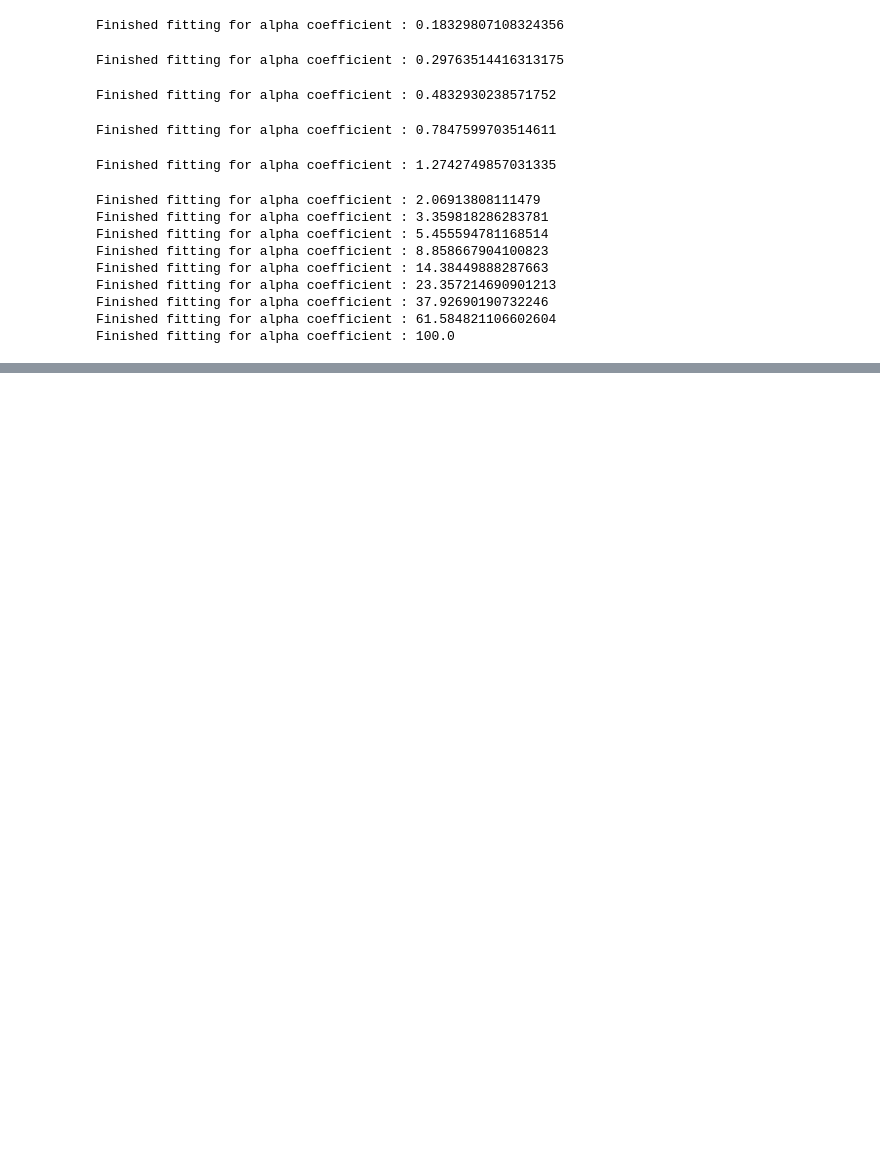
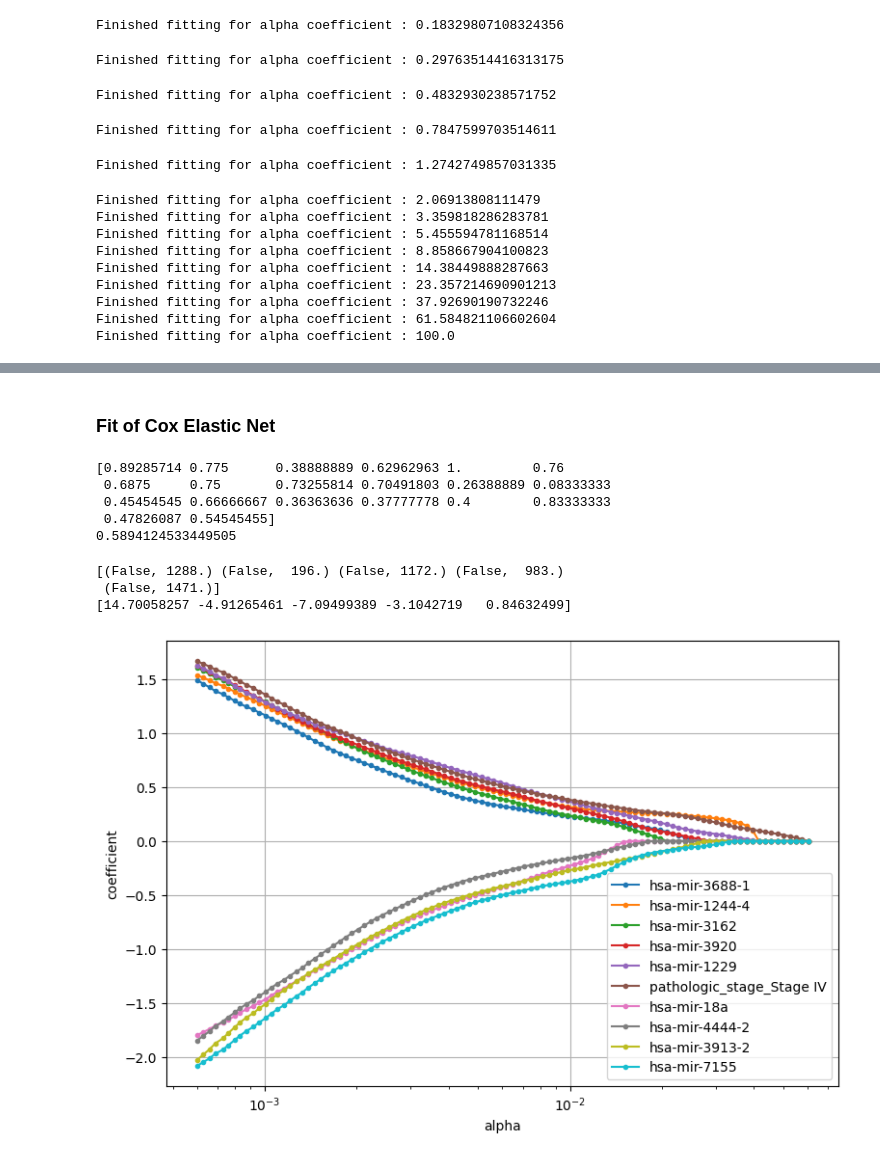
Before and after one commit to giorgiaBertacchini/miRNA_survival_analysis, a Jupyter notebook: notebooks/cox_regression.ipynb, the cells around one changed output, grey strips where cells are left out. Saved outputs shown, nothing was run; the diff lists cells and outputs as text; code cells hidden in the pictures; blank space fills up the shorter version.

```diff
--- a/notebooks/cox_regression.ipynb
+++ b/notebooks/cox_regression.ipynb
@@ -151,7 +114,7 @@ scaled_X = pd.DataFrame(scaler.fit_transform(X), columns=X.columns)
 # %%
 from sklearn.model_selection import train_test_split
 
-X_train, X_test, y_train, y_test = train_test_split(scaled_X, y, test_size=0.2, stratify=X['age_at_initial_pathologic_diagnosis'])
+X_train, X_test, y_train, y_test = train_test_split(scaled_X, y, test_size=0.2)
 # %% [markdown]
 ## K-fold
 # %%
@@ -442,13 +397,12 @@ def plot_coefficients(coefs, n_highlight):
 # %%
-from sksurv.linear_model import CoxPHSurvivalAnalysis
-from sklearn.model_selection import cross_val_score
+from sksurv.linear_model import CoxnetSurvivalAnalysis
 
 alphas = 10.0 ** np.linspace(-2, 2, 20)
 coefficients = {}
 
 print(alphas)
 
-cph = CoxPHSurvivalAnalysis()
+cph = CoxnetSurvivalAnalysis()
 for alpha in alphas:
     cph.set_params(alpha=alpha)
     cph.fit(X_train, y_train)
@@ -457,6 +411,7 @@ for alpha in alphas:
     print(f"Finished fitting for alpha coefficient : {alpha}")
 
 coefficients = pd.DataFrame.from_dict(coefficients).rename_axis(index="feature", columns="alpha").set_index(X.columns)
+# coefficients.to_csv(os.path.join(DATA_PATH, 'Cox_coefficients.csv'), index=False)
 # %% [output]
 [1.00000000e-02 1.62377674e-02 2.63665090e-02 4.28133240e-02
  6.95192796e-02 1.12883789e-01 1.83298071e-01 2.97635144e-01
@@ -488,11 +456,50 @@ coefficients.to_csv(os.path.join(DATA_PATH, 'Cox_coefficients.csv'), index=False
+# %% [markdown]
+### Fit of Cox Elastic Net
 # %%
-cv = KFold(n_splits=5, shuffle=True, random_state=0)
-gcv = GridSearchCV(
-    make_pipeline(StandardScaler(), CoxnetSurvivalAnalysis(l1_ratio=0.9)),
-    param_grid={"coxnetsurvivalanalysis__alphas": [[v] for v in map(float, estimated_alphas)]},
-    cv=cv,
-    error_score=0.5,
-    n_jobs=1,
-).fit(Xt, y)
+from sklearn.model_selection import cross_val_score
+from sksurv.linear_model import CoxnetSurvivalAnalysis
+from sksurv.metrics import concordance_index_censored
 
-cv_results = pd.DataFrame(gcv.cv_results_)
+def c_index_scorer(estimator, X, y):
+    # Estrai i campi 'death' e 'days' da y
+    event_indicator = y['death']
+    event_time = y['days']
+    # Predici i punteggi di rischio
+    risk_scores = estimator.predict(X)
+    # Calcola il concordance index
+    c_index = concordance_index_censored(event_indicator, event_time, risk_scores)[0]
+    return c_index
+
+cen = CoxnetSurvivalAnalysis(l1_ratio=0.9, alpha_min_ratio=0.01)
+eval_score = cross_val_score(cen, scaled_X, y, cv=kfold, scoring=c_index_scorer)
+# estimated_alphas = cen.alphas_
+# %%
+print(eval_score)
+print(eval_score.mean())
+# %% [output]
+[0.89285714 0.775      0.38888889 0.62962963 1.         0.76
+ 0.6875     0.75       0.73255814 0.70491803 0.26388889 0.08333333
+ 0.45454545 0.66666667 0.36363636 0.37777778 0.4        0.83333333
+ 0.47826087 0.54545455]
+0.5894124533449505
+# %%
+cen = cen.fit(X_train, y_train)
+coefficients_elastic_net = pd.DataFrame(
+    cen.coef_, index=scaled_X.columns, columns=np.round(cen.alphas_, 5)
+)
+res = cen.predict(X_test)
+# %%
+print(y_test[:5])
+print(res[:5])
+# %% [output]
+[(False, 1288.) (False,  196.) (False, 1172.) (False,  983.)
+ (False, 1471.)]
+[14.70058257 -4.91265461 -7.09499389 -3.1042719   0.84632499]
+# %%
+alpha_min = coefficients_elastic_net.columns.min()
+n = 10
+top_coefs = coefficients_elastic_net.loc[:, alpha_min].map(abs).sort_values().tail(n)
+
+plot_coefficients(coefficients_elastic_net.loc[top_coefs.index])
+# %% [output]
+[figure, added]
```
Also changed, not shown: parts of 19 cells of this notebook, 3 other files.
